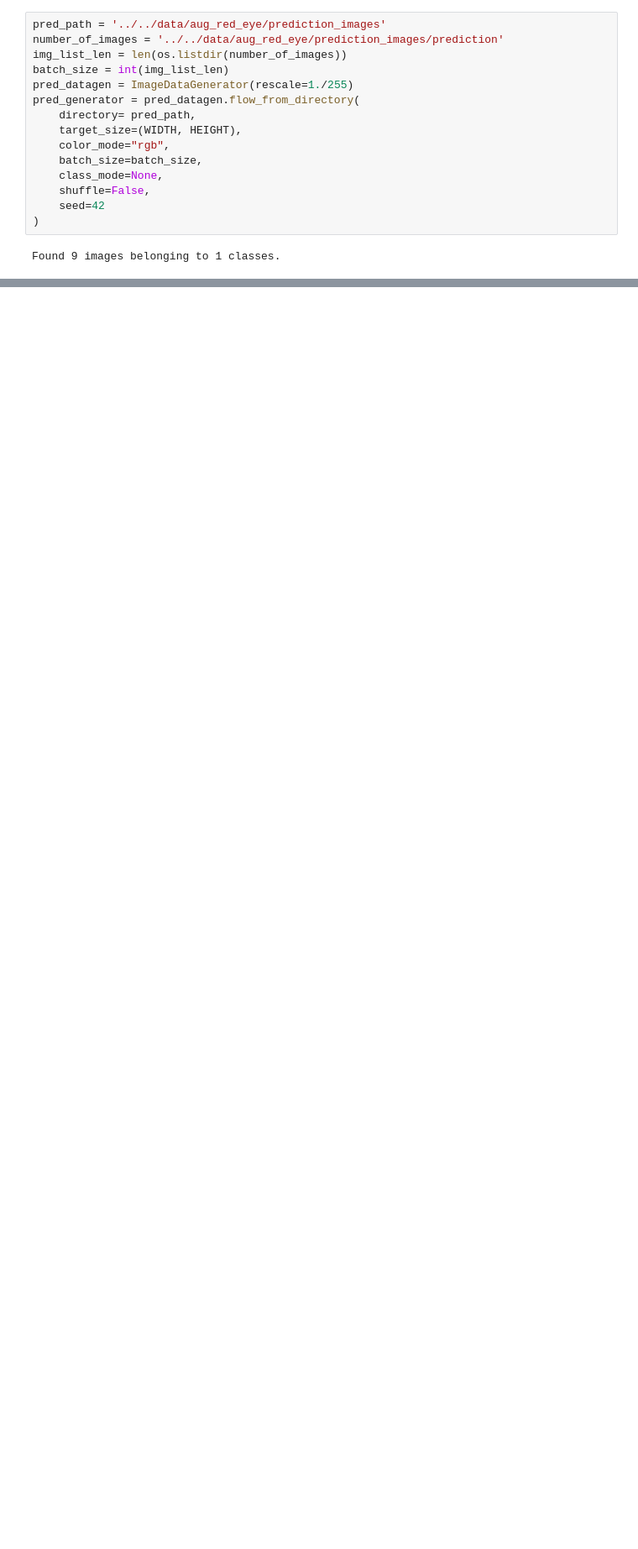
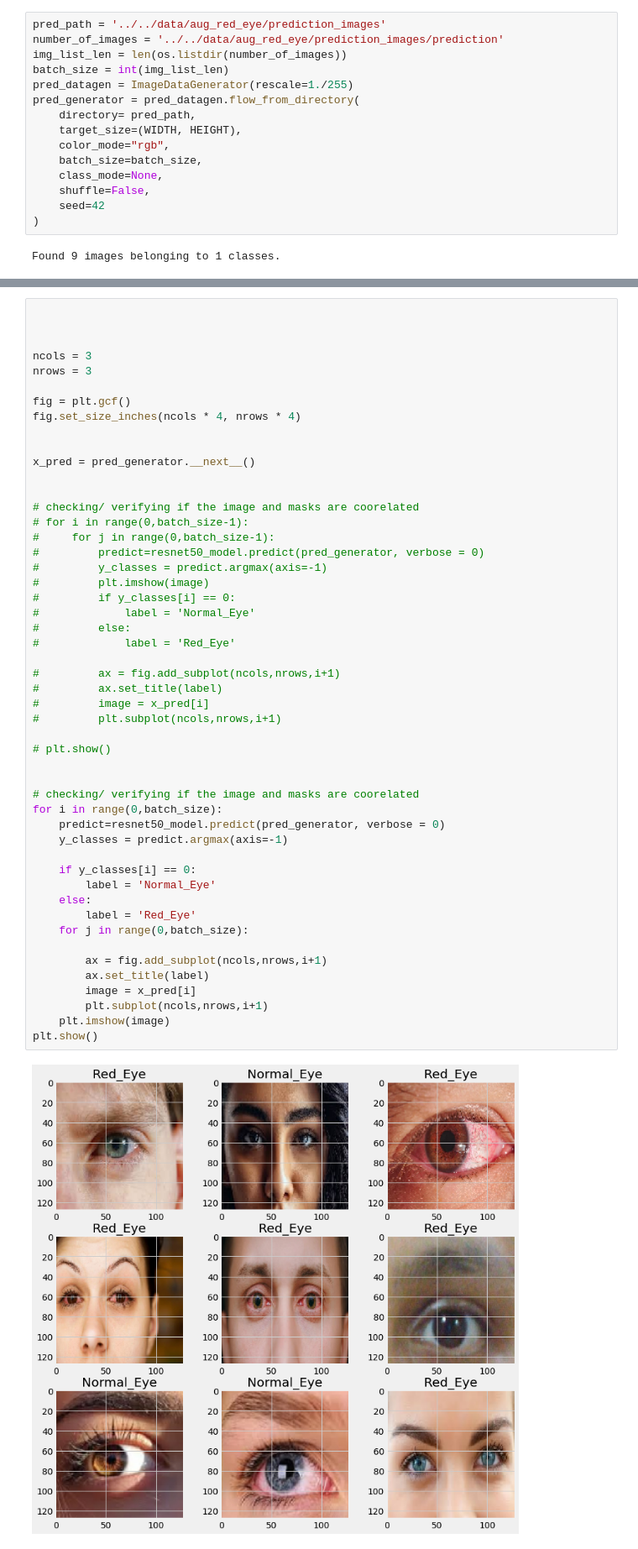
Before and after one commit to jaybfn/Red-Eye-Detection, a Jupyter notebook: resnet_model/Notebook/resnet50_pretrained.ipynb, the cells around one changed output, grey strips where cells are left out. Shown at 84% size. Saved outputs shown, nothing was run; the diff lists cells and outputs as text; blank space fills up the shorter version.

```diff
--- a/resnet_model/Notebook/resnet50_pretrained.ipynb
+++ b/resnet_model/Notebook/resnet50_pretrained.ipynb
@@ -313 +320,53 @@ Normal_Eye
 ... (4 outputs left out)
+# %%
+
+
+
+ncols = 3
+nrows = 3
+
+fig = plt.gcf()
+fig.set_size_inches(ncols * 4, nrows * 4)
+
+
+x_pred = pred_generator.__next__()
+
+
+# checking/ verifying if the image and masks are coorelated
+# for i in range(0,batch_size-1):
+#     for j in range(0,batch_size-1):
+#         predict=resnet50_model.predict(pred_generator, verbose = 0)
+#         y_classes = predict.argmax(axis=-1)
+#         plt.imshow(image)
+#         if y_classes[i] == 0:
+#             label = 'Normal_Eye'
+#         else:
+#             label = 'Red_Eye'
+
+#         ax = fig.add_subplot(ncols,nrows,i+1)
+#         ax.set_title(label)
+#         image = x_pred[i]
+#         plt.subplot(ncols,nrows,i+1)
+
+# plt.show()
+
+
+# checking/ verifying if the image and masks are coorelated
+for i in range(0,batch_size):
+    predict=resnet50_model.predict(pred_generator, verbose = 0)
+    y_classes = predict.argmax(axis=-1)
+
+    if y_classes[i] == 0:
+        label = 'Normal_Eye'
+    else:
+        label = 'Red_Eye'
+    for j in range(0,batch_size):
+
+        ax = fig.add_subplot(ncols,nrows,i+1)
+        ax.set_title(label)
+        image = x_pred[i]
+        plt.subplot(ncols,nrows,i+1)
+    plt.imshow(image)
+plt.show()
+# %% [output]
+[figure, added]
```
Also changed, not shown: parts of 7 cells of this notebook.
